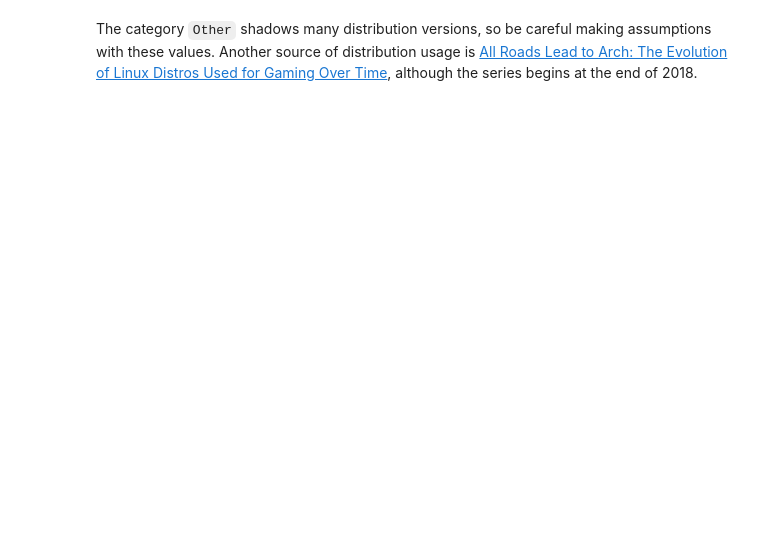
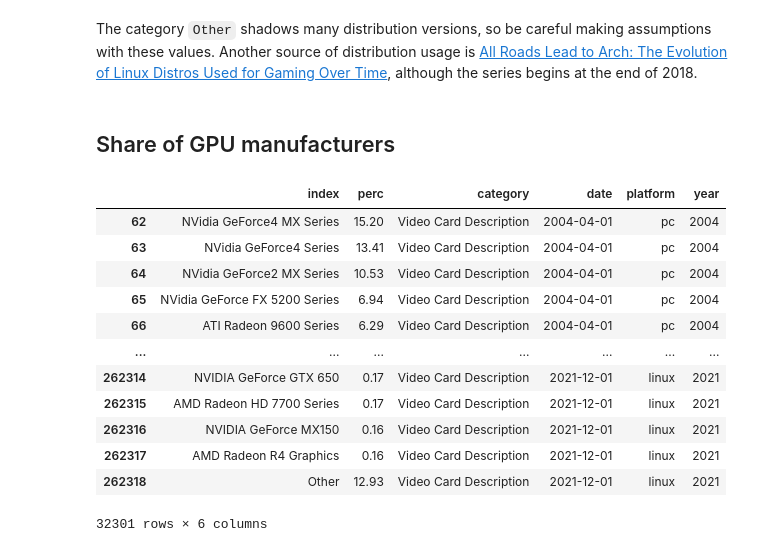
Before and after one commit to myagues/steam-hss-data, a Jupyter notebook: plot_categories_example.ipynb, the cells around one changed output. Cells and saved outputs as stored; diff of their text form; code cells hidden in the pictures; blank space fills up the shorter version.

```diff
--- a/plot_categories_example.ipynb
+++ b/plot_categories_example.ipynb
@@ -331,3 +353,27 @@ df_linux.pivot(index=["index"], columns="date", values="perc").replace(0, np.nan
 | Unknown | NaN | NaN | NaN | NaN | NaN | 0.730833 | NaN | NaN |
 # %% [markdown]
 The category `Other` shadows many distribution versions, so be careful making assumptions with these values. Another source of distribution usage is [All Roads Lead to Arch: The Evolution of Linux Distros Used for Gaming Over Time](https://boilingsteam.com/all-roads-lead-to-arch-the-evolution-of-linux-distros-used-for-gaming-over-time), although the series begins at the end of 2018.
+# %% [markdown]
+## Share of GPU manufacturers
+# %%
+# there are some errors for data collected in 2015 showing values of 'Other' > 90%
+# in 2014, AMD enters the series and average values are higher than they should be
+df_gpu_vendor = df.loc[
+    (df["category"] == "Video Card Description") & (df["perc"] < 90)
+].copy()
+df_gpu_vendor["year"] = df_gpu_vendor["date"].dt.year.astype(str)
+df_gpu_vendor
+# %% [output]
+|  | index | perc | category | date | platform | year |
+| 62 | NVidia GeForce4 MX Series | 15.20 | Video Card Description | 2004-04-01 | pc | 2004 |
+| 63 | NVidia GeForce4 Series | 13.41 | Video Card Description | 2004-04-01 | pc | 2004 |
+| 64 | NVidia GeForce2 MX Series | 10.53 | Video Card Description | 2004-04-01 | pc | 2004 |
+| 65 | NVidia GeForce FX 5200 Series | 6.94 | Video Card Description | 2004-04-01 | pc | 2004 |
+| 66 | ATI Radeon 9600 Series | 6.29 | Video Card Description | 2004-04-01 | pc | 2004 |
+| ... | ... | ... | ... | ... | ... | ... |
+| 262314 | NVIDIA GeForce GTX 650 | 0.17 | Video Card Description | 2021-12-01 | linux | 2021 |
+| 262315 | AMD Radeon HD 7700 Series | 0.17 | Video Card Description | 2021-12-01 | linux | 2021 |
+| 262316 | NVIDIA GeForce MX150 | 0.16 | Video Card Description | 2021-12-01 | linux | 2021 |
+| 262317 | AMD Radeon R4 Graphics | 0.16 | Video Card Description | 2021-12-01 | linux | 2021 |
+| 262318 | Other | 12.93 | Video Card Description | 2021-12-01 | linux | 2021 |
+32301 rows × 6 columns
```
Also changed, not shown: parts of 9 cells of this notebook.
